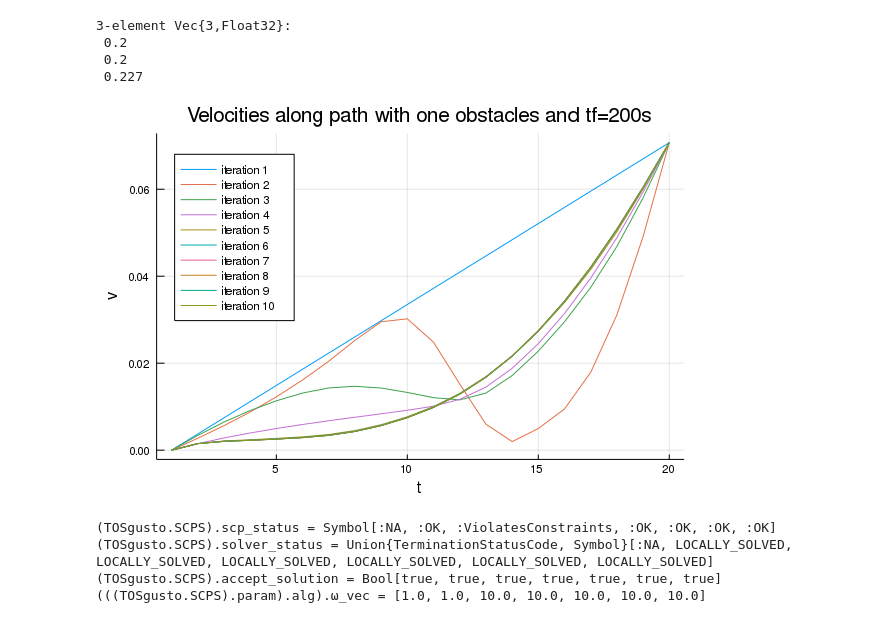
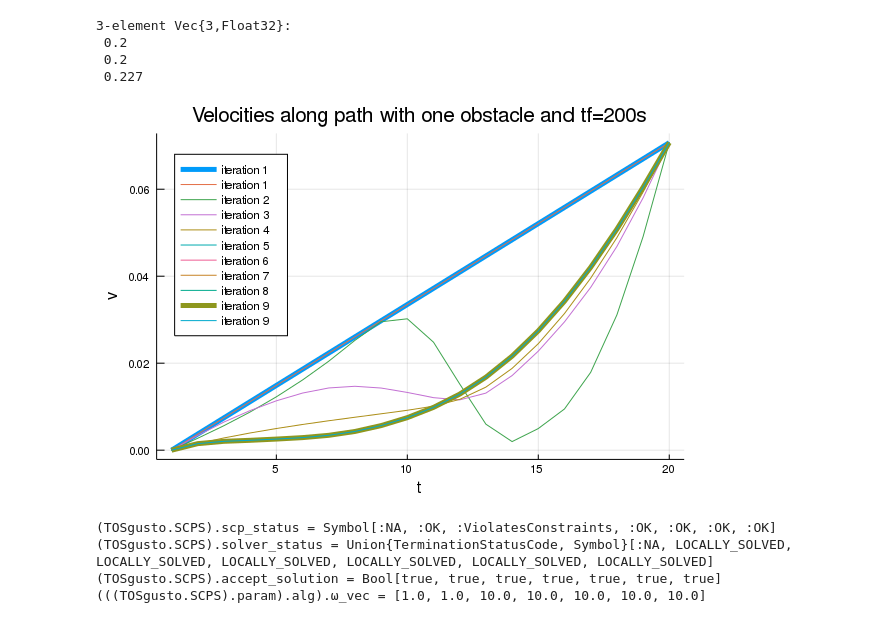
Before and after one commit to somritabanerjee/GuSTO.jl, a Jupyter notebook: examples/freeflyerSE2-Copy1.ipynb, the cells around one changed output. Cells and saved outputs as stored; diff of their text form; code cells hidden in the pictures.

```diff
--- a/examples/freeflyerSE2-Copy1.ipynb
+++ b/examples/freeflyerSE2-Copy1.ipynb
@@ -1362,12 +2069,22 @@ function plotVelocities(X_vec)
     for i=1:n_iter
         X = X_vec[i]
         N = size(X,2)
-        plot!([collect(1:N)],[sqrt.(X[4,:].^2 + X[5,:].^2)],
-        xlabel = "t",
-        ylabel = "v",
-        label = "iteration $i",
-        title = "velocity evolution",
-        legend = :topleft)
+        if i == n_iter || i==1
+            plot!([collect(1:N)],[sqrt.(X[4,:].^2 + X[5,:].^2)],
+            xlabel = "t",
+            ylabel = "v",
+            label = "iteration $i",
+            title = "velocity evolution",
+            legend = :topleft,
+            linewidth = 5)
+        else
+            plot!([collect(1:N)],[sqrt.(X[4,:].^2 + X[5,:].^2)],
+            xlabel = "t",
+            ylabel = "v",
+            label = "iteration $i",
+            title = "velocity evolution",
+            legend = :topleft)
+        end
     end
     plot!()
 end
@@ -1882,10 +2602,10 @@ scatter!([xObs],[yObs],markersize=200*widthObs, label="obstacle")
  0.2
  0.227
 # %%
-plotVelocities(traj_X_vec[1:10])
-title!("Velocities along path with one obstacles and tf=200s")
+plotVelocities(traj_X_vec[1:9])
+title!("Velocities along path with one obstacle and tf=200s")
 # %% [output]
-[figure, old version]
+[figure, new version]
 # %%
             @show TOSgusto.SCPS.scp_status
             @show TOSgusto.SCPS.solver_status
```
Also changed, not shown: parts of 35 cells of this notebook, 13 other files.
